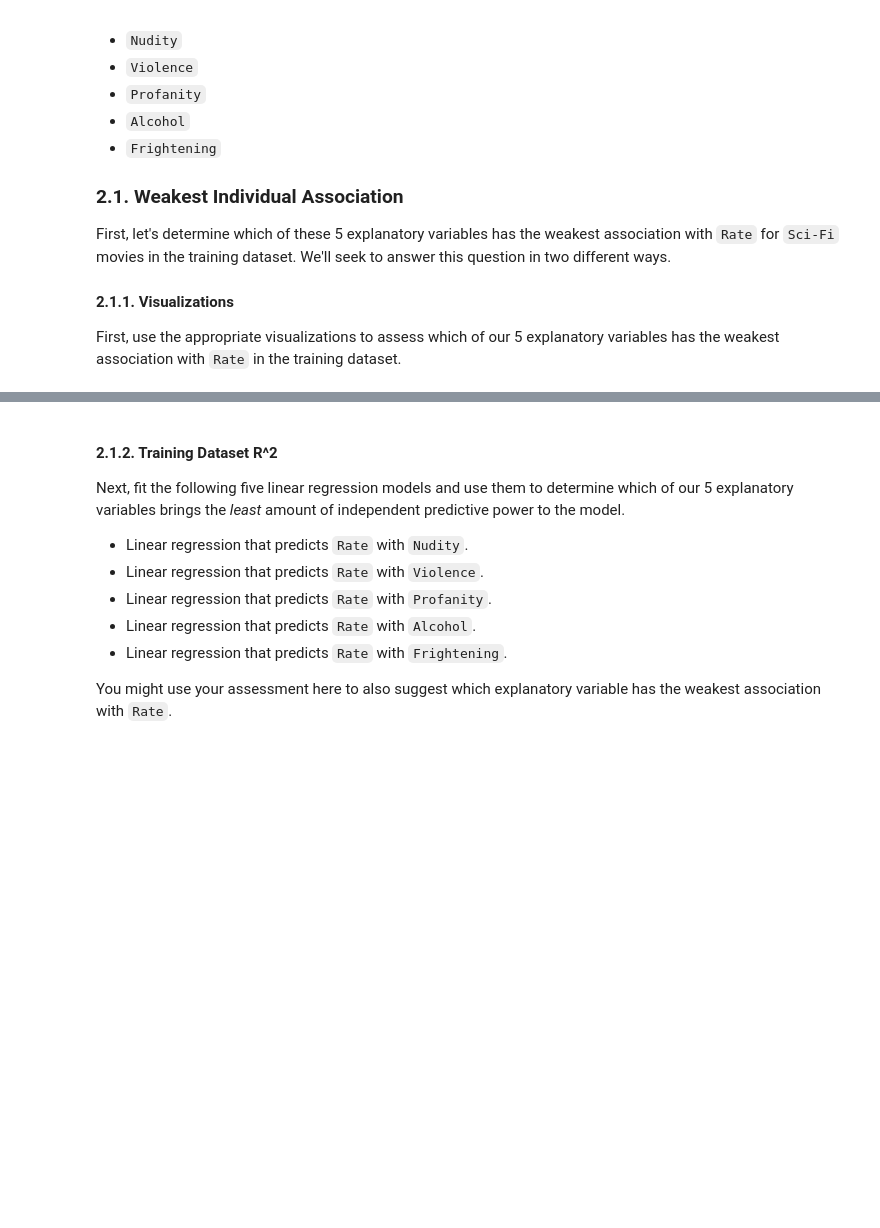
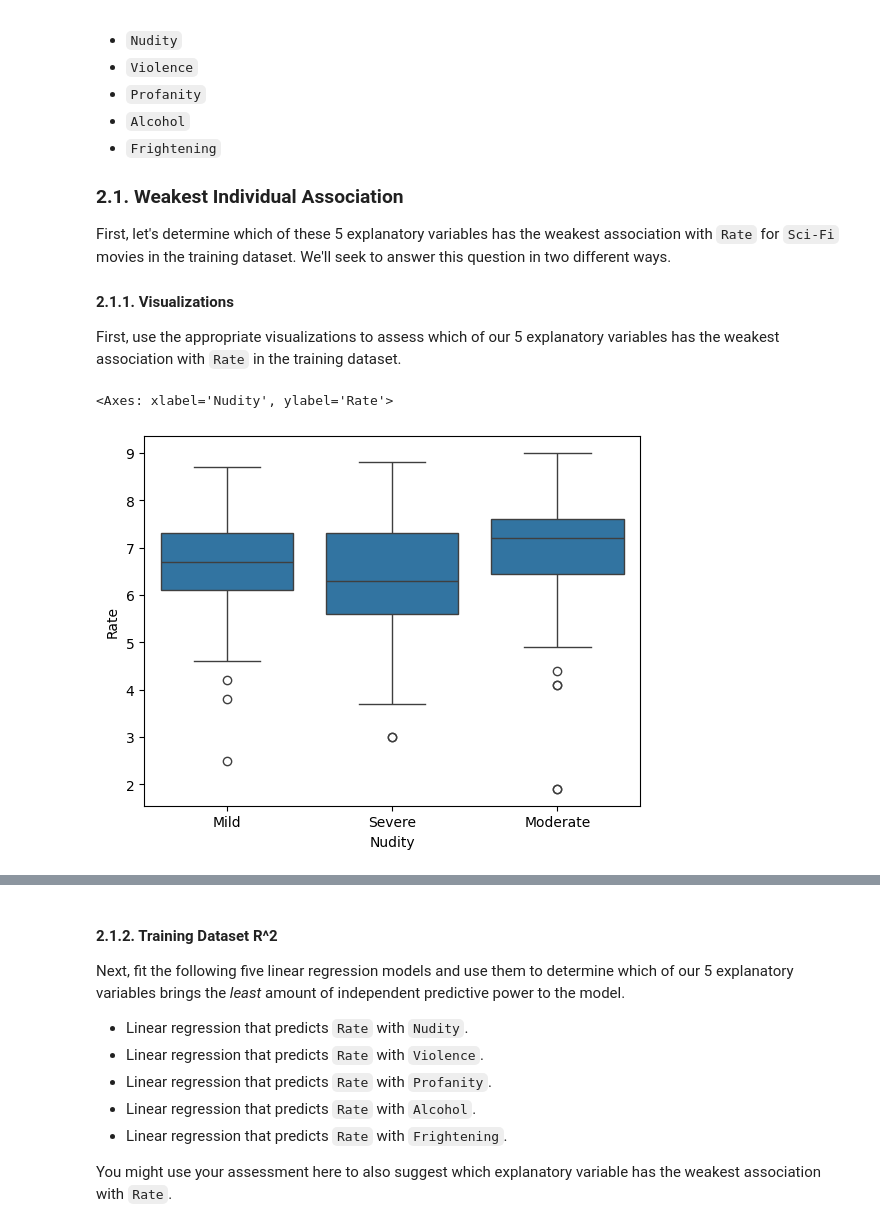
Before and after one commit to ryguy2k4/stat207, a Jupyter notebook: lab_07/lab_07_individual.ipynb, the cells around one changed output, grey strips where cells are left out. Drawn from its saved outputs; the diff is of its cells as text; code cells hidden in the pictures; blank space fills up the shorter version.

```diff
--- a/lab_07/lab_07_individual.ipynb
+++ b/lab_07/lab_07_individual.ipynb
@@ -127,3 +134,5 @@ Each row in the `imdb.csv` file contains the following information about **POPUL
 1. Read the `imdb.csv` into a dataframe. The strings that are used to represent missing values in this csv file are `No Rate`, `No Votes`, and `None`. Make sure that these values are converted to NaN values when you read the csv file.
 2. Show the first 5 rows.
 3. Show how many rows this dataframe has.
+# %%
+df = pd.read_csv("imdb.csv", na_values=["No Rate", "No Votes", "None"])
@@ -135,3 +158,6 @@ We only intend to use the `Rate`, `Genre`, `Nudity`, `Violence`, `Profanity`, `A
 1. Create a dataframe with just these variables.
 2. Then drop all rows from this dataframe that have a NaN value.
 3. How many rows did you drop?
+# %%
+df = df[["Rate", "Genre", "Nudity", "Violence", "Profanity", "Alcohol", "Frightening"]]
+df = df.dropna()
@@ -141,6 +172,10 @@ We only intend to use the `Rate`, `Genre`, `Nudity`, `Violence`, `Profanity`, `A
 Finally, only keep those rows in your dataframe that have `Sci-Fi` as one of the genres.
 
 *Hint: You might consider first creating a variable called `is_scifi` which assesses whether 'Sci-Fi' is one of the genres this movie is about.*
+# %%
+df["is_scifi"] = df["Genre"].apply(lambda x: "Sci-Fi" in x)
+# %%
+df = df[df["is_scifi"] == True]
 # %% [markdown]
 ### 1.4. Train Test Split
 
@@ -162,3 +199,8 @@ First, let's determine which of these 5 explanatory variables has the weakest as
 #### 2.1.1. Visualizations
 
 First, use the appropriate visualizations to assess which of our 5 explanatory variables has the weakest association with `Rate` in the training dataset.
+# %%
+sns.boxplot(x="Nudity",y="Rate",data=df)
+# %% [output]
+<Axes: xlabel='Nudity', ylabel='Rate'>
+[figure, added]
```
Also changed, not shown: parts of 21 cells of this notebook, 1 other file.
